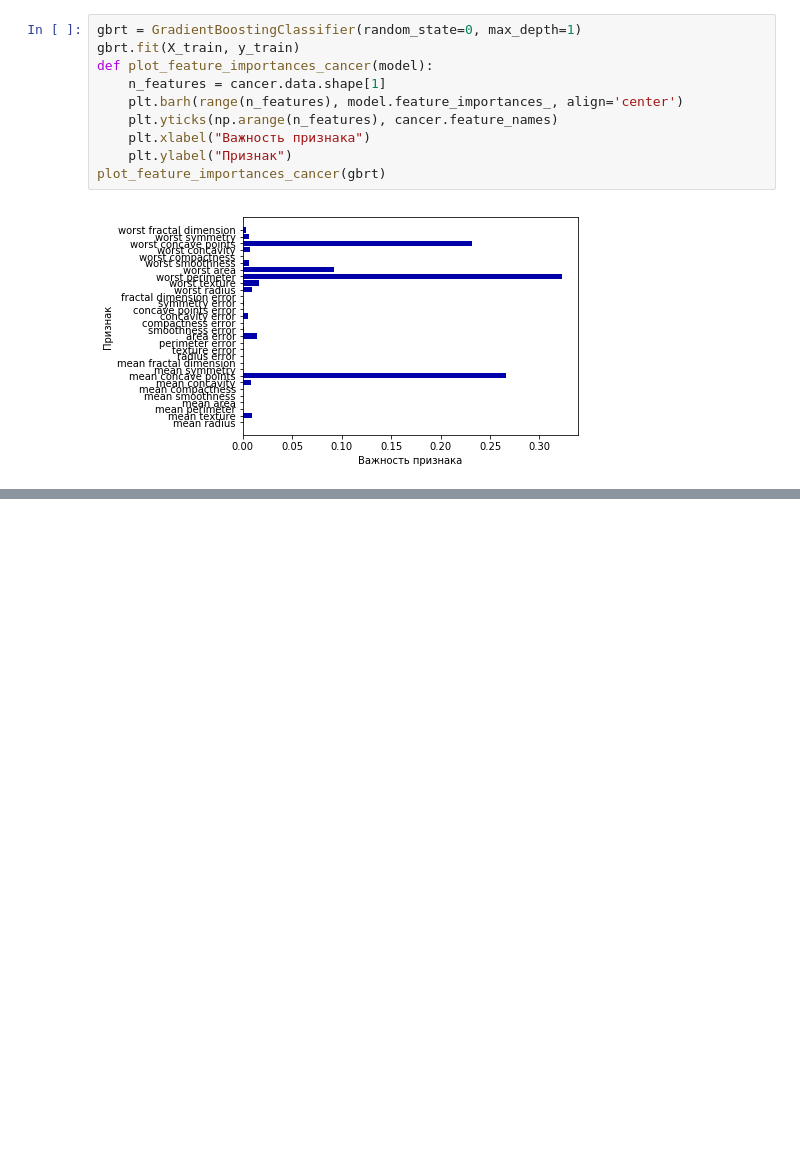
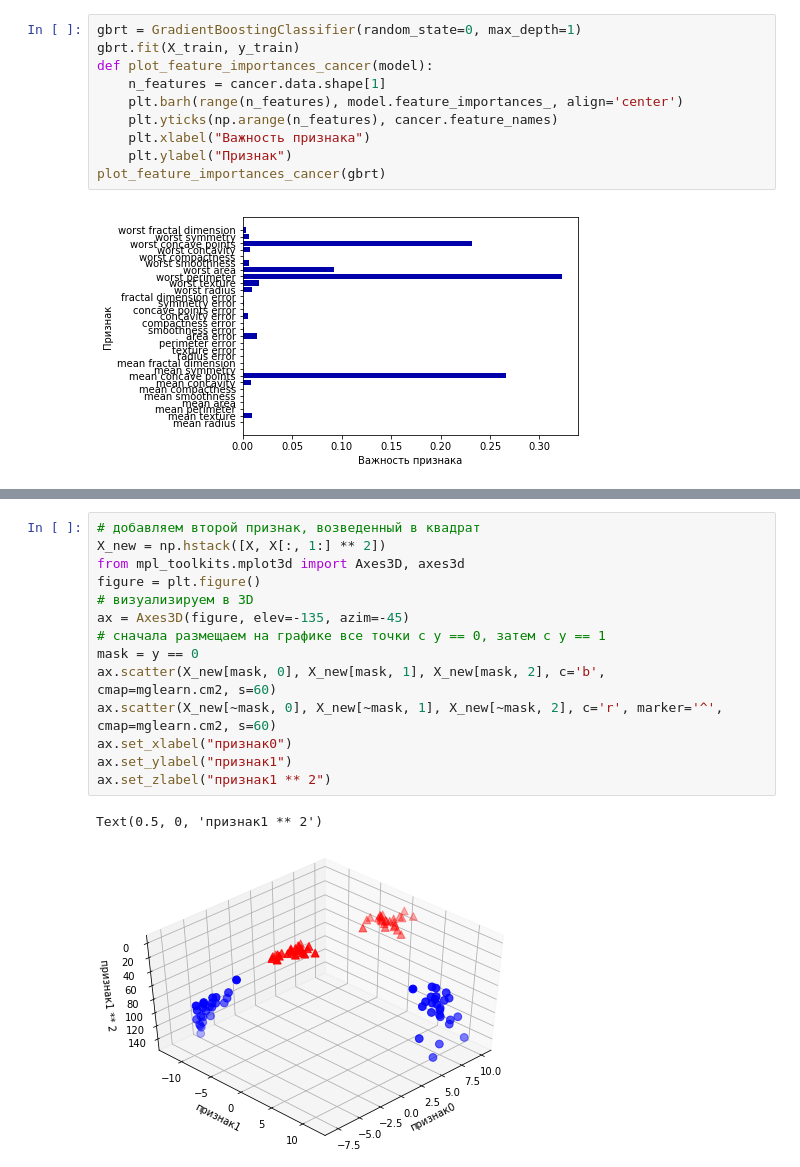
Before and after one commit to Roman-Kovalenko/introduction_to_ml_with_python, a Jupyter notebook: 02-supervised-learning-My.ipynb, the cells around one changed output, grey strips where cells are left out. Cells and saved outputs as stored; diff of their text form; blank space fills up the shorter version.

```diff
--- a/02-supervised-learning-My.ipynb
+++ b/02-supervised-learning-My.ipynb
@@ -739,0 +759,19 @@ plot_feature_importances_cancer(gbrt)
+# %%
+# добавляем второй признак, возведенный в квадрат
+X_new = np.hstack([X, X[:, 1:] ** 2])
+from mpl_toolkits.mplot3d import Axes3D, axes3d
+figure = plt.figure()
+# визуализируем в 3D
+ax = Axes3D(figure, elev=-135, azim=-45)
+# сначала размещаем на графике все точки с y == 0, затем с y == 1
+mask = y == 0
+ax.scatter(X_new[mask, 0], X_new[mask, 1], X_new[mask, 2], c='b',
+cmap=mglearn.cm2, s=60)
+ax.scatter(X_new[~mask, 0], X_new[~mask, 1], X_new[~mask, 2], c='r', marker='^',
+cmap=mglearn.cm2, s=60)
+ax.set_xlabel("признак0")
+ax.set_ylabel("признак1")
+ax.set_zlabel("признак1 ** 2")
+# %% [output]
+Text(0.5, 0, 'признак1 ** 2')
+[figure, added]
```
Also changed, not shown: parts of 12 cells of this notebook.
